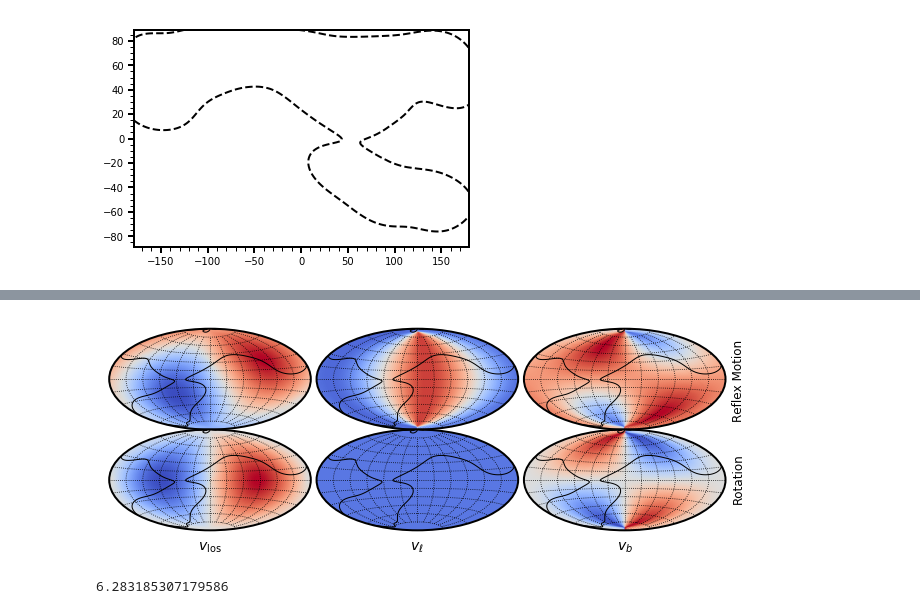
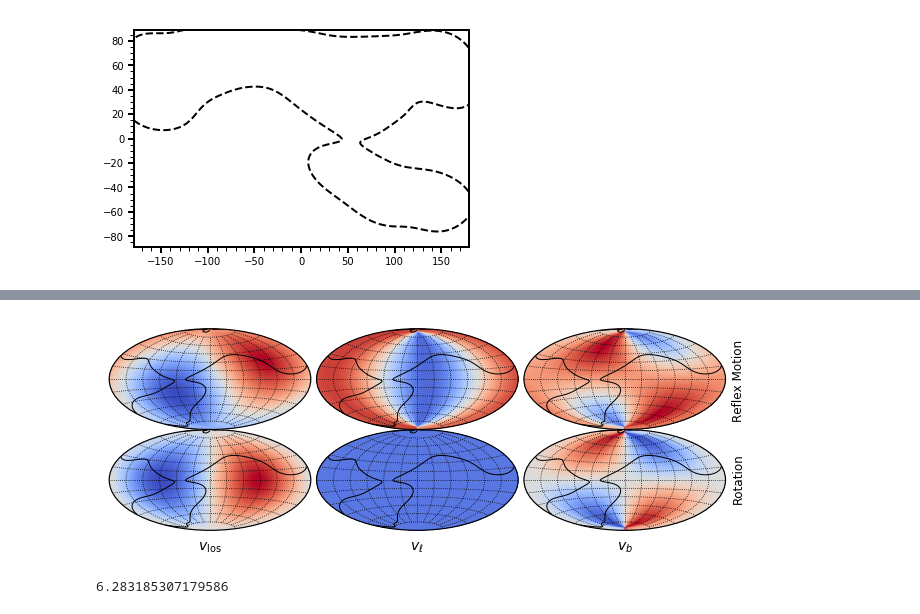
Before and after one commit to michael-petersen/ReflexMotion, a Jupyter notebook: Dynamical-Analysis.ipynb, the cells around one changed output, grey strips where cells are left out. Drawn from its saved outputs; the diff is of its cells as text; code cells hidden in the pictures.

Commit message:
make velocity variation figure

```diff
--- a/Dynamical-Analysis.ipynb
+++ b/Dynamical-Analysis.ipynb
@@ -66,7 +66,24 @@ def read_posterior(pfile):
 
     return dname
 
+def read_raw_posterior(pfile):
 
+    A = np.genfromtxt(pfile)
+
+    dname = {}
+    dname['vtravel'] = A[:,0]
+    dname['phi'] = A[:,1]
+    dname['theta'] = np.arccos(A[:,2])
+    dname['sigmar'] = 1./np.sqrt(A[:,3])
+    dname['sigmap'] = 1./np.sqrt(A[:,4])
+    dname['sigmat'] = 1./np.sqrt(A[:,5])
+    dname['vra'] = A[:,6]
+    dname['vth'] = A[:,7]
+    dname['vphi'] = A[:,8]
+
+    return dname
+
+ALLR = read_raw_posterior('/Users/mpetersen/Dropbox/mike/data/all_d040150_sgr20_L3000_cov.posteriors')
 
 # BHBs with different distance cuts
 #BHB = read_posterior('/Users/mpetersen/Dropbox/mike/analysis/BHBs_d035150_sgr20_L3000.posterior')
@@ -87,7 +104,7 @@ GC = read_posterior('/Users/mpetersen/Dropbox/mike/analysis/GCs_d008.posterior')
 #GC = read_posterior('/Users/mpetersen/Dropbox/mike/analysis/GCs_d025.posterior')
 
 # Hobson+ 00 weighted K giants and BHBs only
-ALL = read_posterior('/Users/mpetersen/Dropbox/mike/data/all_average_d050150_sgr20_L3000.posterior')
+ALL = read_posterior('/Users/mpetersen/Dropbox/mike/data/all_d040150_sgr20_L3000_cov.posteriors')
 
 
 cats = ['vtravel','phi','theta','sigmar','sigmap','sigmat','vra','vth','vphi']
@@ -237,7 +432,7 @@ velstretch = np.linspace(-1.,1.,64)
 l[l>np.pi]-=2.*np.pi
 ax1.scatter(-l,b,color=cm.coolwarm((vel-np.nanmin(velstretch))/(np.nanmax(velstretch)-np.nanmin(velstretch)),1.),s=20.)
 
-vel = rm.undo_proper_motion(mul,dist)
+vel = -rm.undo_proper_motion(mul,dist)
 velstretch = np.linspace(-1.,1.,64)
 l[l>np.pi]-=2.*np.pi
 ax2.scatter(-l,b,color=cm.coolwarm((vel-np.nanmin(velstretch))/(np.nanmax(velstretch)-np.nanmin(velstretch)),1.),s=20.)
@@ -263,34 +458,34 @@ l[l>np.pi]-=2.*np.pi
 ax5.scatter(-l,b,color=cm.coolwarm((vel-np.nanmin(velstretch))/(np.nanmax(velstretch)-np.nanmin(velstretch)),1.),s=20.)
 
 vel = rm.undo_proper_motion(mub,dist)
 velstretch = np.linspace(-1.,1.,64)
 l[l>np.pi]-=2.*np.pi
 ax6.scatter(-l,b,color=cm.coolwarm((vel-np.nanmin(velstretch))/(np.nanmax(velstretch)-np.nanmin(velstretch)),1.),s=20.)
 
 
 
 
 for ax in [ax1,ax2,ax3,ax4,ax5,ax6]:
     ax.grid(True,color='black',linestyle='dotted')
     ax.set_xticklabels(())
     ax.set_yticklabels(())
     #xx[xx>180.]-=360.
     ax.contour(-(np.pi/180.)*xx,(np.pi/180.)*yy,-np.log10(bhbw),[5.],colors='black',linewidths=1.)
 
 plt.text(0.32/2.,     0.14,'$v_{\\rm los}$',size=14,transform=fig.transFigure,ha='center',va='center')
 plt.text(0.32/2.+0.32,0.14,'$v_{\ell}$',size=14,transform=fig.transFigure,ha='center',va='center')
 plt.text(0.32/2.+0.64,0.14,'$v_{b}$',size=14,transform=fig.transFigure,ha='center',va='center')
 
 plt.text( 0.965, 0.72, 'Reflex Motion', color='black',size=12,ha='left', va='center', transform=fig.transFigure,rotation=90)
 plt.text( 0.965, 0.38, 'Rotation', color='black',size=12,ha='left', va='center', transform=fig.transFigure,rotation=90)
 
 
 
 
 
 plt.savefig('figures/model_values.png',dpi=300)
 # %% [output]
-[figure, old version]
+[figure, new version]
 # %%
 convert figures/model_values.png ~/Desktop/Nature/Figures/model_clean.pdf
 pdftops -eps -level3 ~/Desktop/Nature/Figures/model_clean.pdf ~/Desktop/Nature/Figures/model_clean.eps
```
Also changed, not shown: parts of 15 cells of this notebook, 14 other files.
